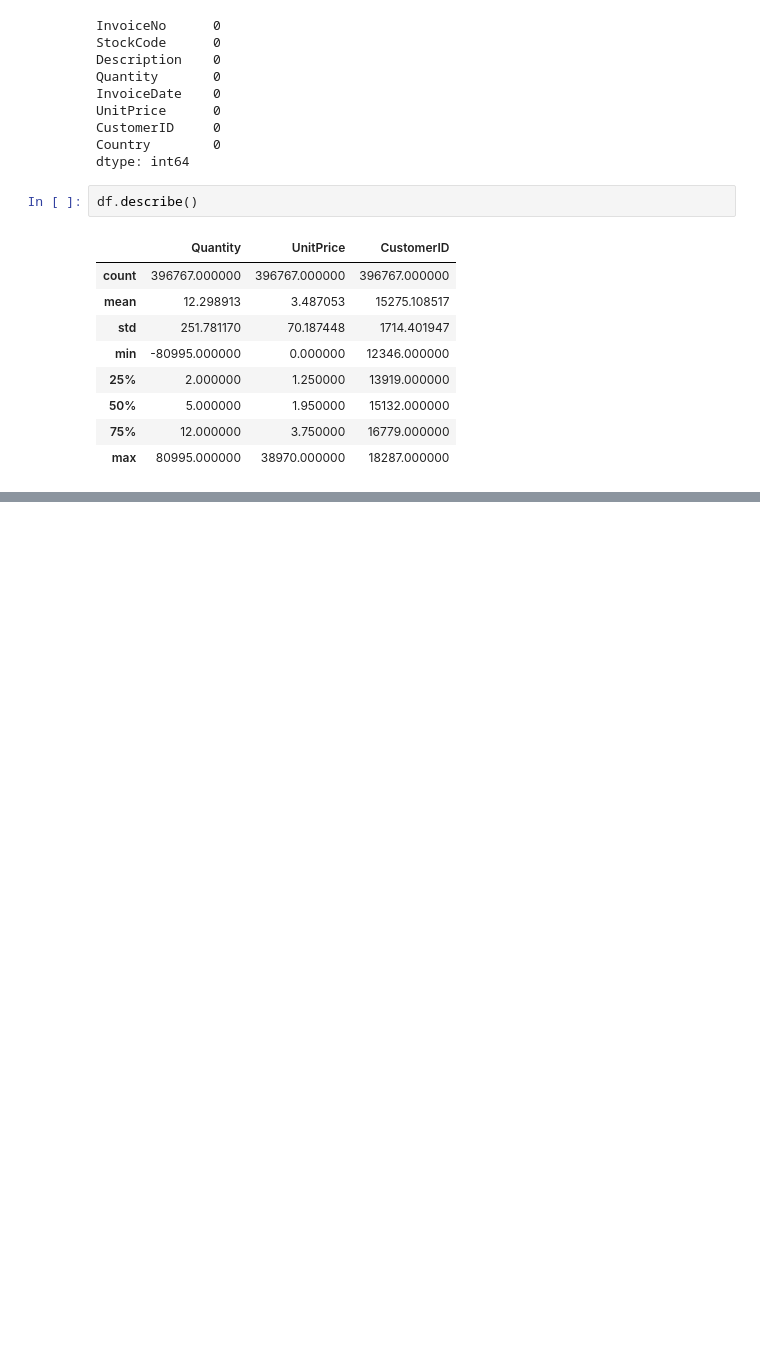
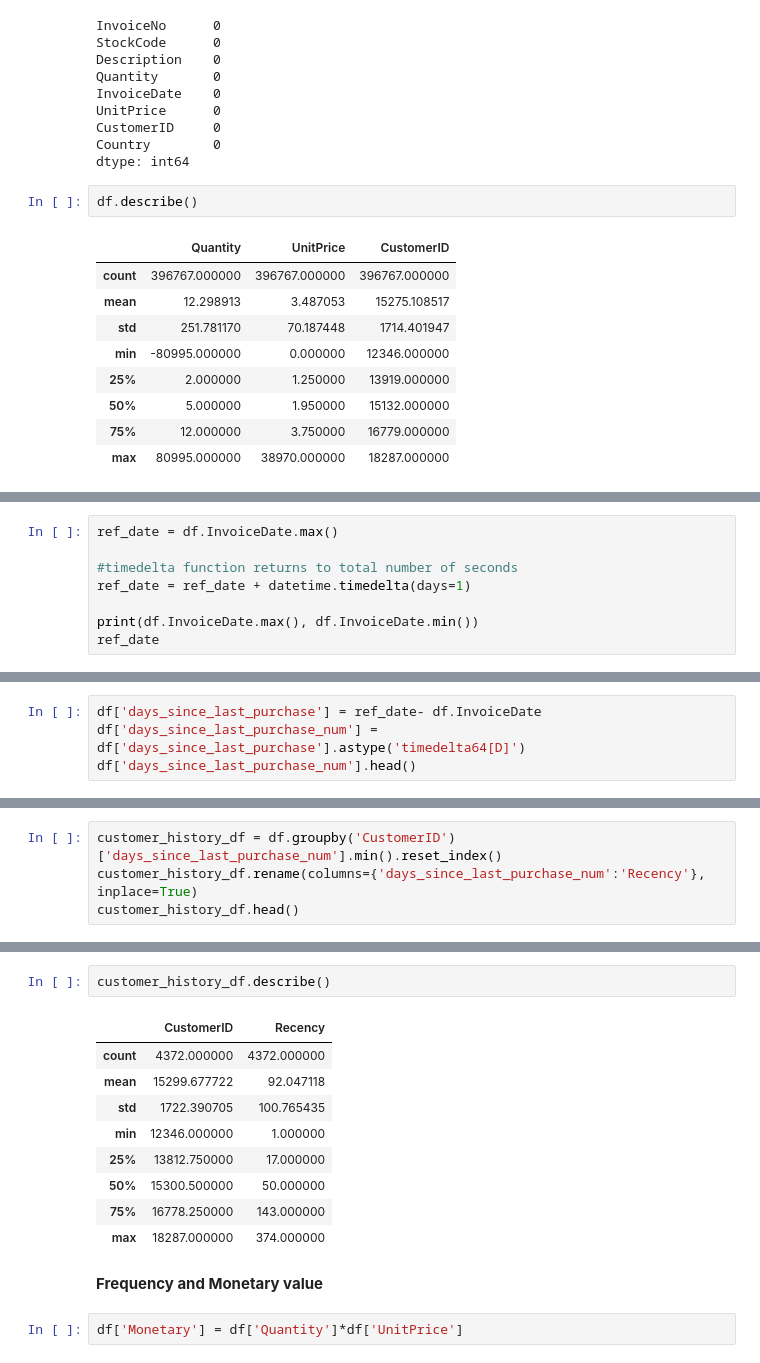
Before and after one commit to 09gauravbisht/Customer-Segmentation-Unsupervised-ML-Model, a Jupyter notebook: Online_Retail_Customer_Segmentation_Capstone_Project.ipynb, the cells around one changed output, grey strips where cells are left out. Drawn from its saved outputs; the diff is of its cells as text; blank space fills up the shorter version.

```diff
--- a/Online_Retail_Customer_Segmentation_Capstone_Project.ipynb
+++ b/Online_Retail_Customer_Segmentation_Capstone_Project.ipynb
@@ -523,0 +543,8 @@ df.describe()
+# %%
+ref_date = df.InvoiceDate.max()
+
+#timedelta function returns to total number of seconds
+ref_date = ref_date + datetime.timedelta(days=1)
+
+print(df.InvoiceDate.max(), df.InvoiceDate.min())
+ref_date
@@ -523,0 +556,4 @@ df.describe()
+# %%
+df['days_since_last_purchase'] = ref_date- df.InvoiceDate
+df['days_since_last_purchase_num'] = df['days_since_last_purchase'].astype('timedelta64[D]')
+df['days_since_last_purchase_num'].head()
@@ -523,0 +567,4 @@ df.describe()
+# %%
+customer_history_df = df.groupby('CustomerID')['days_since_last_purchase_num'].min().reset_index()
+customer_history_df.rename(columns={'days_since_last_purchase_num':'Recency'}, inplace=True)
+customer_history_df.head()
@@ -523,0 +578,16 @@ df.describe()
+# %%
+customer_history_df.describe()
+# %% [output]
+|  | CustomerID | Recency |
+| count | 4372.000000 | 4372.000000 |
+| mean | 15299.677722 | 92.047118 |
+| std | 1722.390705 | 100.765435 |
+| min | 12346.000000 | 1.000000 |
+| 25% | 13812.750000 | 17.000000 |
+| 50% | 15300.500000 | 50.000000 |
+| 75% | 16778.250000 | 143.000000 |
+| max | 18287.000000 | 374.000000 |
+# %% [markdown]
+**Frequency and Monetary value**
+# %%
+df['Monetary'] = df['Quantity']*df['UnitPrice']
```
Also changed, not shown: parts of 20 cells of this notebook.
